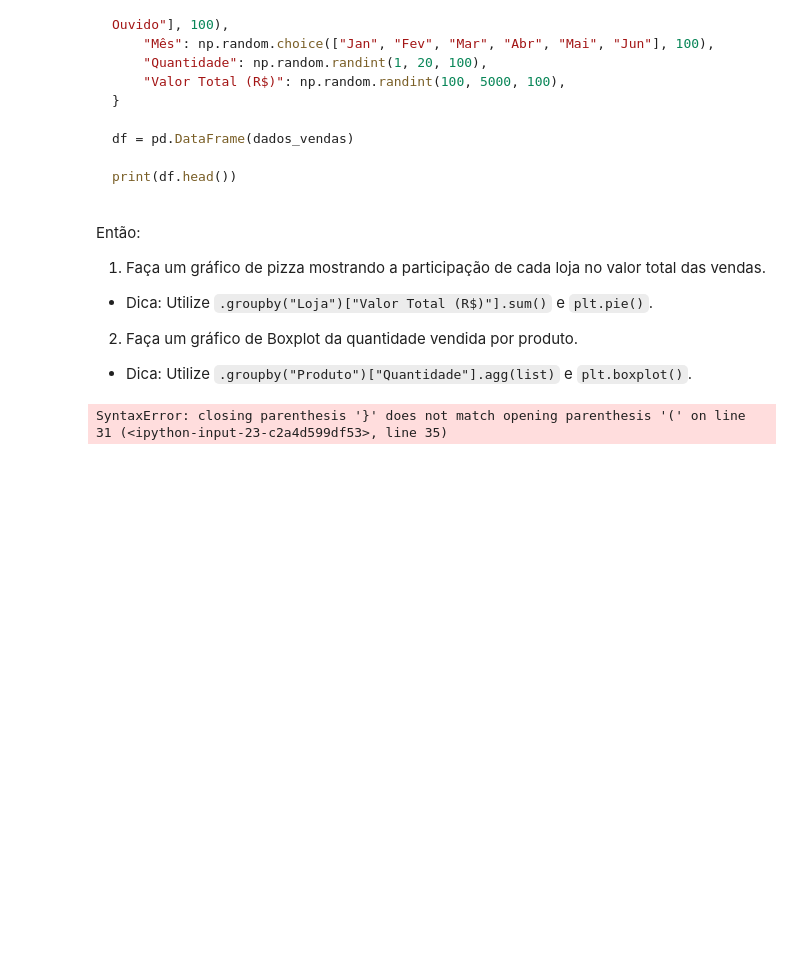
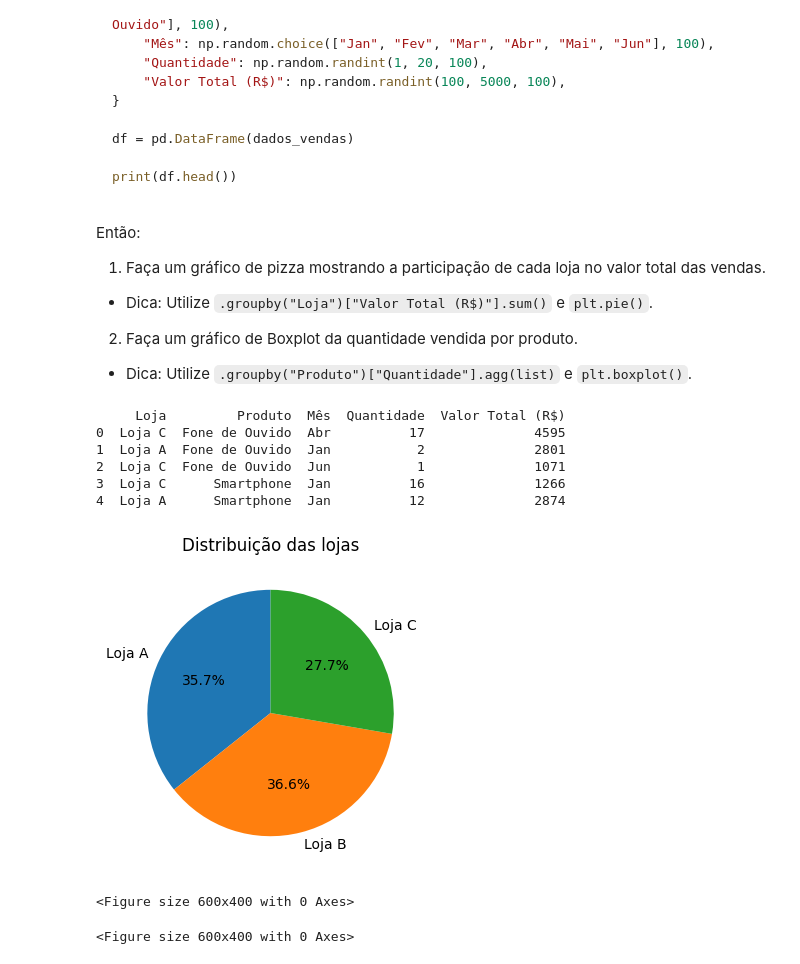
Before and after one commit to giovannapires14/CEE2, a Jupyter notebook: 14_matplotlib.ipynb, the cells around one changed output. Cells and saved outputs as stored; diff of their text form; code cells hidden in the pictures; blank space fills up the shorter version.

```diff
--- a/14_matplotlib.ipynb
+++ b/14_matplotlib.ipynb
@@ -618,41 +618,42 @@ Então:
 # %%
 import pandas as pd
 import numpy as np
+import matplotlib.pyplot as plt
 
 np.random.seed(42)
 
-# Criando o DataFrame
 dados_vendas = {
     "Loja": np.random.choice(["Loja A", "Loja B", "Loja C"], 100),
     "Produto": np.random.choice(["Notebook", "Tablet", "Smartphone", "Fone de Ouvido"], 100),
     "Mês": np.random.choice(["Jan", "Fev", "Mar", "Abr", "Mai", "Jun"], 100),
     "Quantidade": np.random.randint(1, 20, 100),
     "Valor Total (R$)": np.random.randint(100, 5000, 100),
 }
 
 df = pd.DataFrame(dados_vendas)
 
 print(df.head())
 
-plt.figure(figsize=(5, 3))
-df.groupby("Loja")["Valor Total (R$)"].sum().plot(kind="pie", autopct='%1.1f%%')
-plt.title("Participação das Lojas no Valor Total das Vendas")
+contagens = df.groupby("Loja")["Valor Total (R$)"].sum()
+size = contagens.values
+labels = list(contagens.index)
+plt.figure(figsize=(4, 4))
+plt.pie( size, labels=labels,
+        autopct='%1.1f%%',
+         startangle=90
+         )
+plt.title("Distribuição das lojas")
 plt.show()
 
-
-import pandas as pd
-import numpy as np
-import matplotlib.pyplot as plt
-
-np.random.seed(42)
-dados_vendas = {
-    "Loja": np.random.choice(["Loja A", "Loja B", "Loja C"],
-    "Produto": np.random.choice(["Notebook", "Tablet", "Smartphone", "Fone de Ouvido"], 100),
-               "Mês": np.random.choice(["Jan", "Fev", "Mar", "Abr", "Mai", "Jun"], 100),
-                             "Quantidade": np.random.randint(1, 20, 100),
-                                           "Valor Total (R$)": np.random.randint(100, 5000, 100)}
-   plt.figure(figsize=(5, 3))
-   df.groupby("Produto")["Quantidade"].agg(list).plot(kind="box")
-   plt.title("Distribuição da Quantidade Vendida por Produto")
+dados_boxplot = df.groupby("Produto")["Quantidade"].agg(list)
+plt.figure(figsize=(6, 4))
 # %% [output]
-SyntaxError: closing parenthesis '}' does not match opening parenthesis '(' on line 31 (<ipython-input-23-c2a4d599df53>, line 35)
+     Loja         Produto  Mês  Quantidade  Valor Total (R$)
+0  Loja C  Fone de Ouvido  Abr          17              4595
+1  Loja A  Fone de Ouvido  Jan           2              2801
+2  Loja C  Fone de Ouvido  Jun           1              1071
+3  Loja C      Smartphone  Jan          16              1266
+4  Loja A      Smartphone  Jan          12              2874
+[figure, added]
+<Figure size 600x400 with 0 Axes>
+<Figure size 600x400 with 0 Axes>
```
Also changed, not shown: parts of 1 cell of this notebook.
